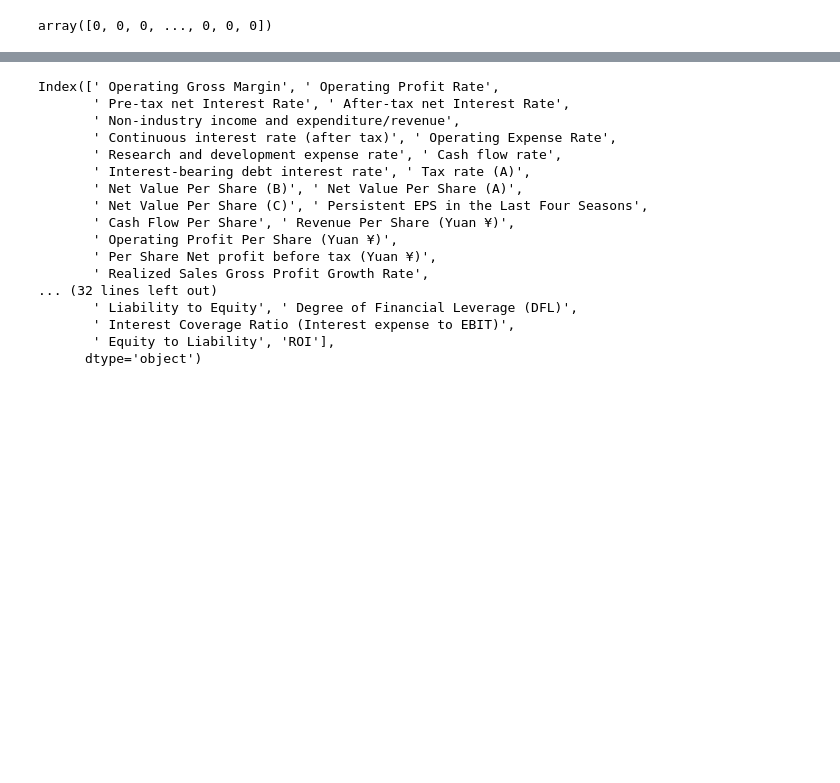
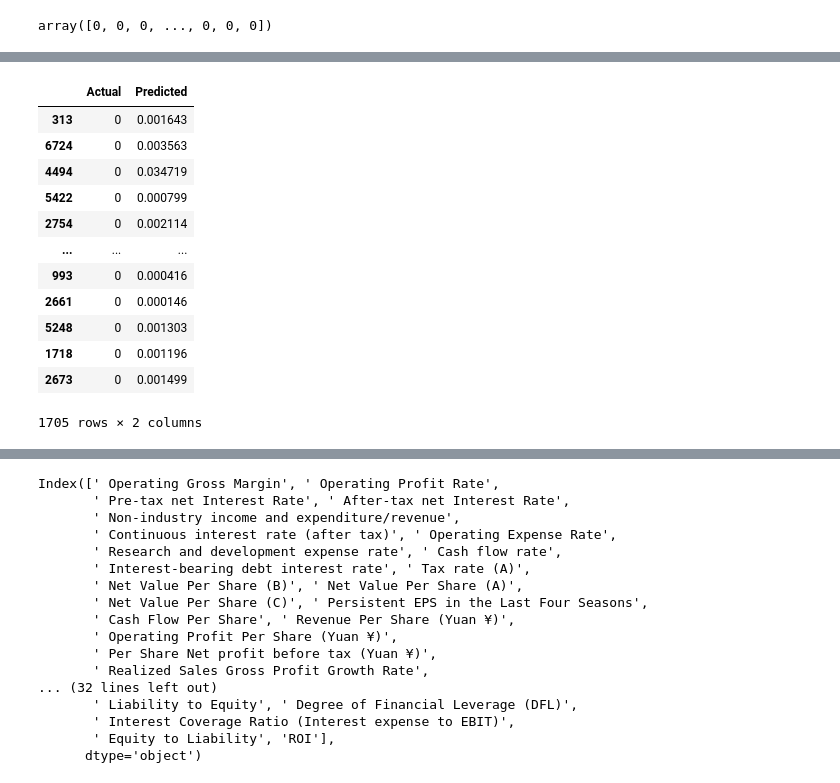
Before and after one commit to ajinkyajumde/BANKRUPTCY-PREDICTION, a Jupyter notebook: COMPANY_BANKRUPTCY_PREDICTION.ipynb, the cells around one changed output, grey strips where cells are left out. Drawn from its saved outputs; the diff is of its cells as text; code cells hidden in the pictures; blank space fills up the shorter version.

```diff
--- a/COMPANY_BANKRUPTCY_PREDICTION.ipynb
+++ b/COMPANY_BANKRUPTCY_PREDICTION.ipynb
@@ -575,6 +574,23 @@ array([[1644,    0],
 # Get the roc_auc score for train and test dataset
 train_auc = roc_auc_score(Y_train,train_preds)
 test_auc = roc_auc_score(Y_test,test_preds)
+# %%
+df=pd.DataFrame({'Actual':Y_test, 'Predicted':test_preds})
+df
+# %% [output]
+|  | Actual | Predicted |
+| 313 | 0 | 0.001643 |
+| 6724 | 0 | 0.003563 |
+| 4494 | 0 | 0.034719 |
+| 5422 | 0 | 0.000799 |
+| 2754 | 0 | 0.002114 |
+| ... | ... | ... |
+| 993 | 0 | 0.000416 |
+| 2661 | 0 | 0.000146 |
+| 5248 | 0 | 0.001303 |
+| 1718 | 0 | 0.001196 |
+| 2673 | 0 | 0.001499 |
+1705 rows × 2 columns
 # %%
 train_auc
 # %% [output]
```
Also changed, not shown: parts of 13 cells of this notebook.
